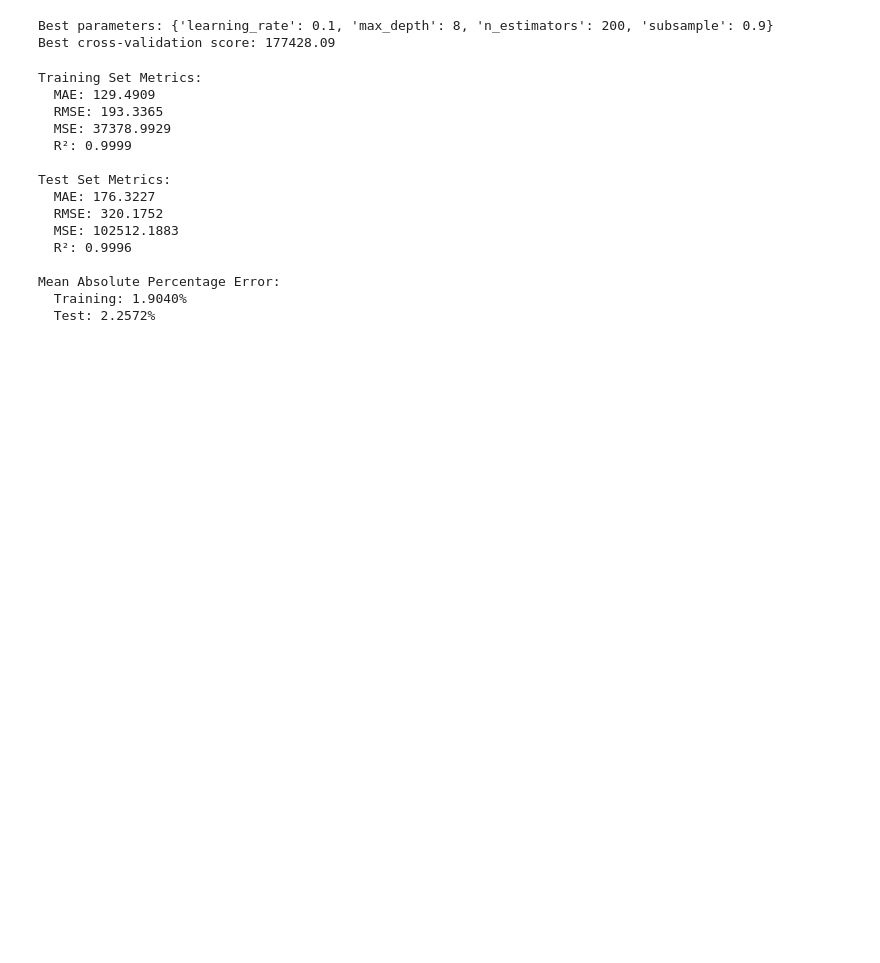
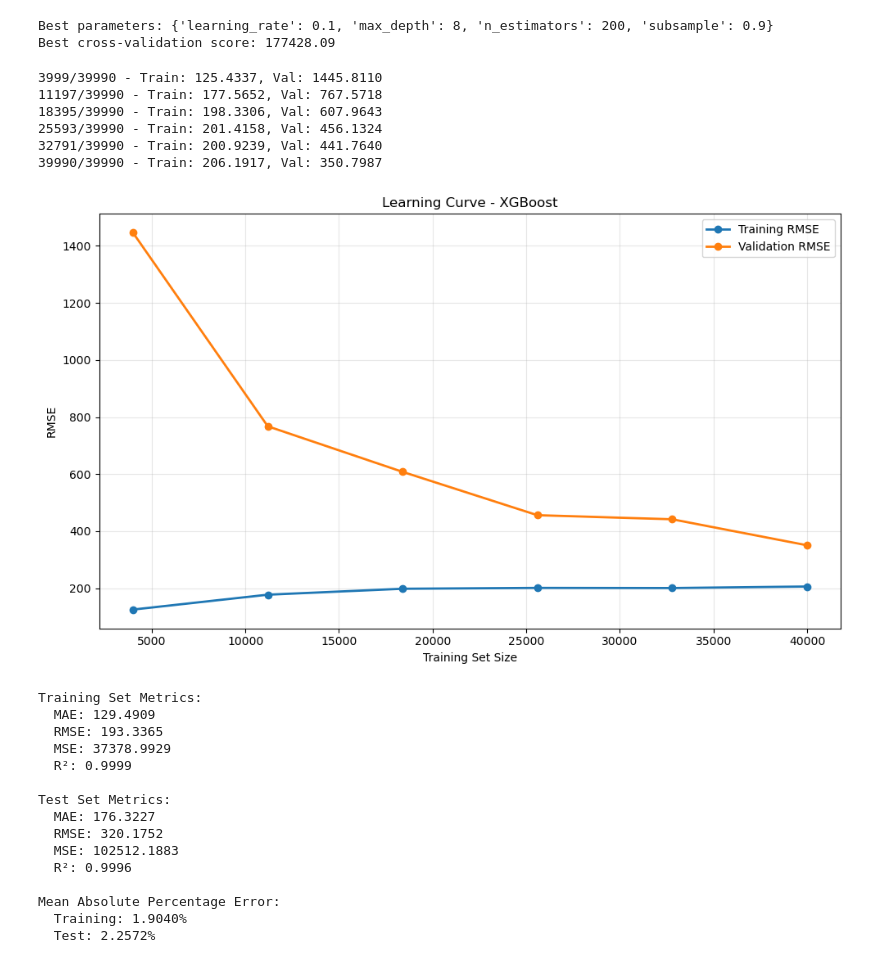
Before and after one commit to ajenee1/Car-price-prediction, a Jupyter notebook: XGB.ipynb, the cells around one changed output. Drawn from its saved outputs; the diff is of its cells as text; code cells hidden in the pictures; blank space fills up the shorter version.

```diff
--- a/XGB.ipynb
+++ b/XGB.ipynb
@@ -109,6 +109,52 @@ Best cross-validation score: 177428.09
 "Make predictions"
 y_train_pred = model.predict(X_train)
 y_test_pred = model.predict(X_test)
+# %%
+"Learning Curve"
+train_sizes = np.linspace(0.1, 1.0, 6)
+train_scores = []
+val_scores = []
+
+for size in train_sizes:
+    n_samples = int(size * len(X_train))
+    idx = np.random.choice(len(X_train), n_samples, replace=False)
+    X_sample, y_sample = X_train.iloc[idx], y_train.iloc[idx]
+
+    model = xgb.XGBRegressor(
+        learning_rate=0.1,
+        max_depth=8,
+        n_estimators=200,
+        subsample=0.9,
+        random_state=42
+    )
+    model.fit(X_sample, y_sample)
+
+    # Calculate RMSE
+    train_scores.append(np.sqrt(mean_squared_error(y_sample, model.predict(X_sample))))
+    val_scores.append(np.sqrt(mean_squared_error(y_test, model.predict(X_test))))
+
+    print(f"{n_samples}/{len(X_train)} - Train: {train_scores[-1]:.4f}, Val: {val_scores[-1]:.4f}")
+
+# Plot
+train_sizes_actual = (train_sizes * len(X_train)).astype(int)
+plt.figure(figsize=(10, 6))
+plt.plot(train_sizes_actual, train_scores, 'o-', label='Training RMSE', linewidth=2)
+plt.plot(train_sizes_actual, val_scores, 'o-', label='Validation RMSE', linewidth=2)
+plt.xlabel('Training Set Size')
+plt.ylabel('RMSE')
+plt.title('Learning Curve - XGBoost')
+plt.legend()
+plt.grid(True, alpha=0.3)
+plt.tight_layout()
+plt.show()
+# %% [output]
+3999/39990 - Train: 125.4337, Val: 1445.8110
+11197/39990 - Train: 177.5652, Val: 767.5718
+18395/39990 - Train: 198.3306, Val: 607.9643
+25593/39990 - Train: 201.4158, Val: 456.1324
+32791/39990 - Train: 200.9239, Val: 441.7640
+39990/39990 - Train: 206.1917, Val: 350.7987
+[figure, added]
 # %%
 "Metrics"
 
```
Also changed, not shown: parts of 1 cell of this notebook, 4 other files.
